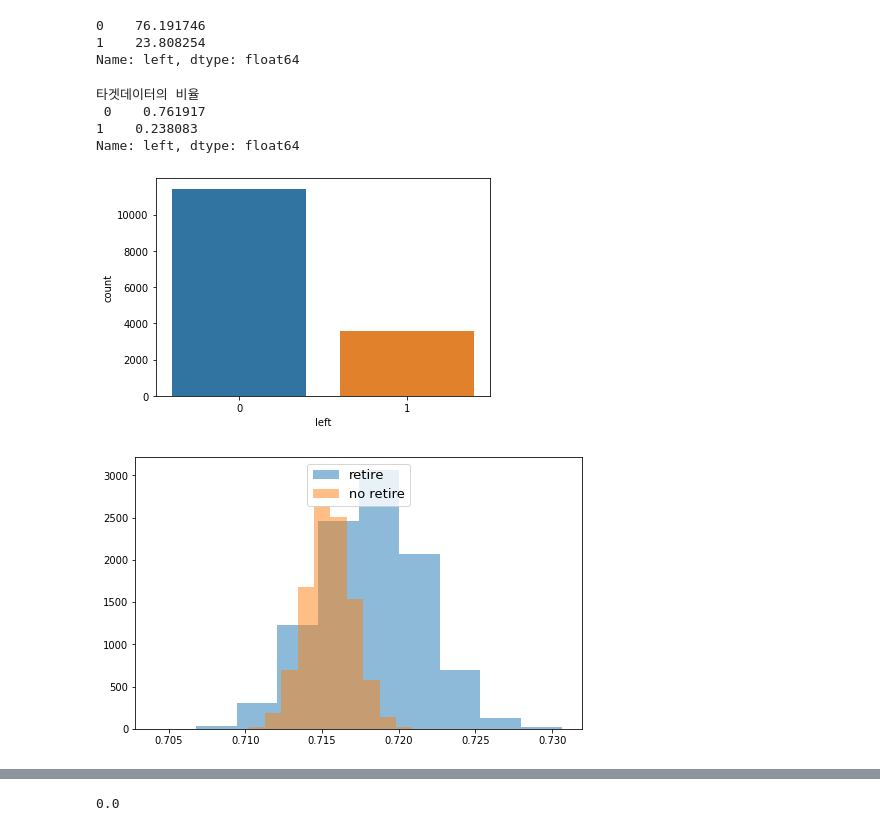
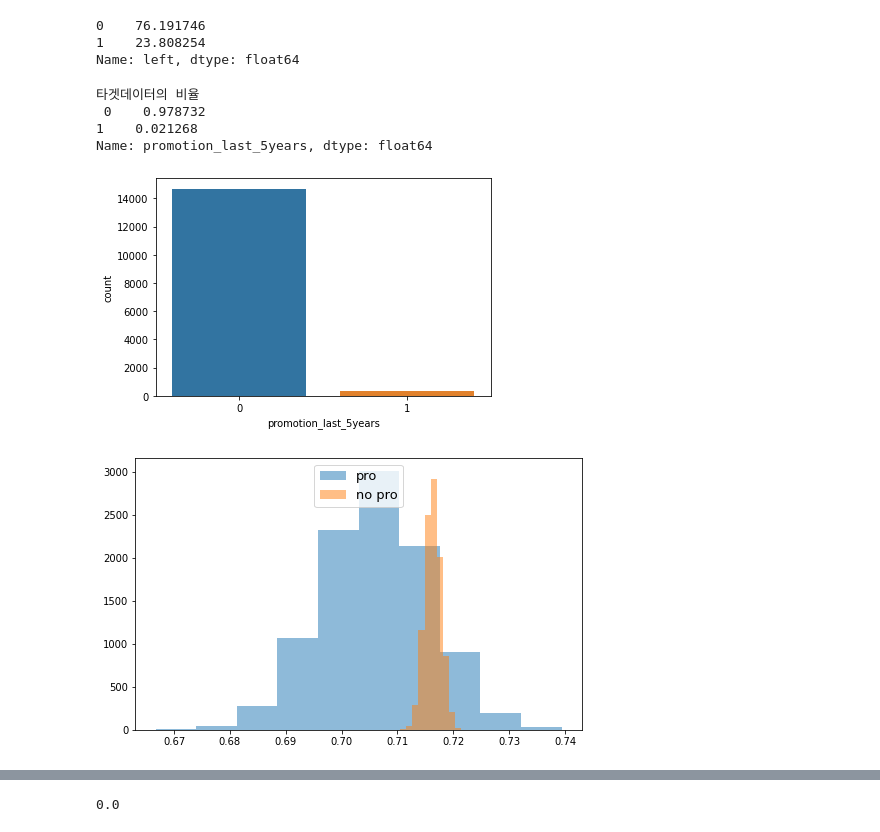
Before and after one commit to haylee94/Section-2_Project-, a Jupyter notebook: section2_project.ipynb, the cells around one changed output, grey strips where cells are left out. Saved outputs shown, nothing was run; the diff lists cells and outputs as text; code cells hidden in the pictures.

```diff
--- a/section2_project.ipynb
+++ b/section2_project.ipynb
@@ -205,15 +207,15 @@ df['left'].value_counts() / len(df) * 100
 Name: left, dtype: float64
 # %%
 # 타겟 데이터 범주의 비율을 확인
-y =  df['left']
+y =  df['promotion_last_5years']
 print("타겟데이터의 비율\n",y.value_counts(normalize=True))
 
 
 %matplotlib inline
 sns.countplot(x=y);
 # %% [output]
 타겟데이터의 비율
- 0    0.761917
-1    0.238083
-Name: left, dtype: float64
+ 0    0.978732
+1    0.021268
+Name: promotion_last_5years, dtype: float64
-[figure, old version]
+[figure, new version]
@@ -237,11 +239,11 @@ for _ in range(10000):
 # %%
 plt.figure(figsize=(8,5))
-plt.hist(retire_means, alpha = 0.5, label='retire')
-plt.hist(noretire_means, alpha = 0.5, label = 'no retire')
+plt.hist(pro_means, alpha = 0.5, label='pro')
+plt.hist(nonpro_means, alpha = 0.5, label = 'no pro')
 plt.legend(loc=9, fontsize=13)
 plt.show()
 # %% [output]
-[figure, old version]
+[figure, new version]
 # %%
 plt.figure(figsize=(8,5))
 plt.hist(diff_means, alpha=0.5, label = 'Difference in Means')
```
Also changed, not shown: parts of 100 cells of this notebook.
